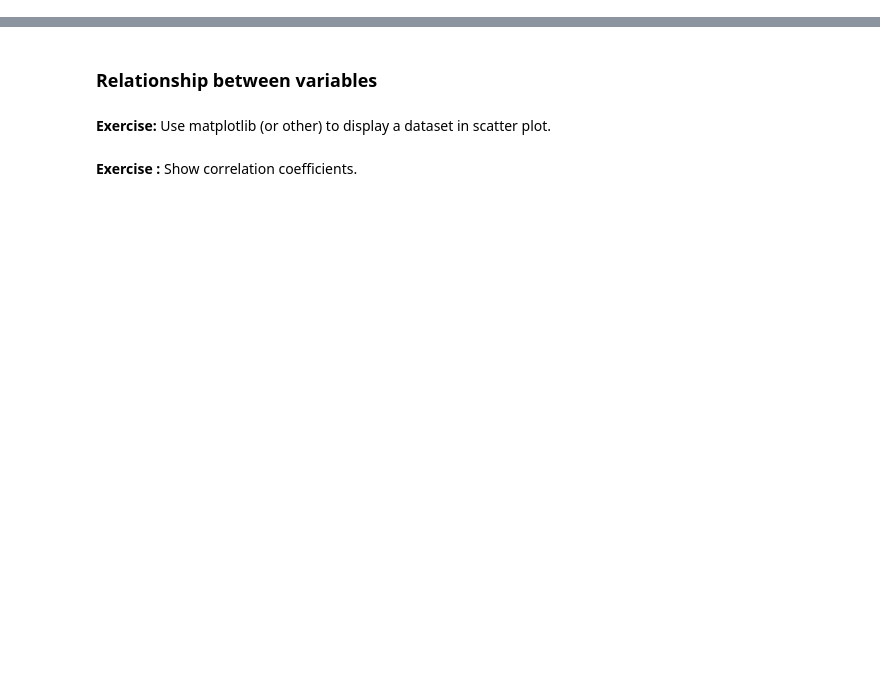
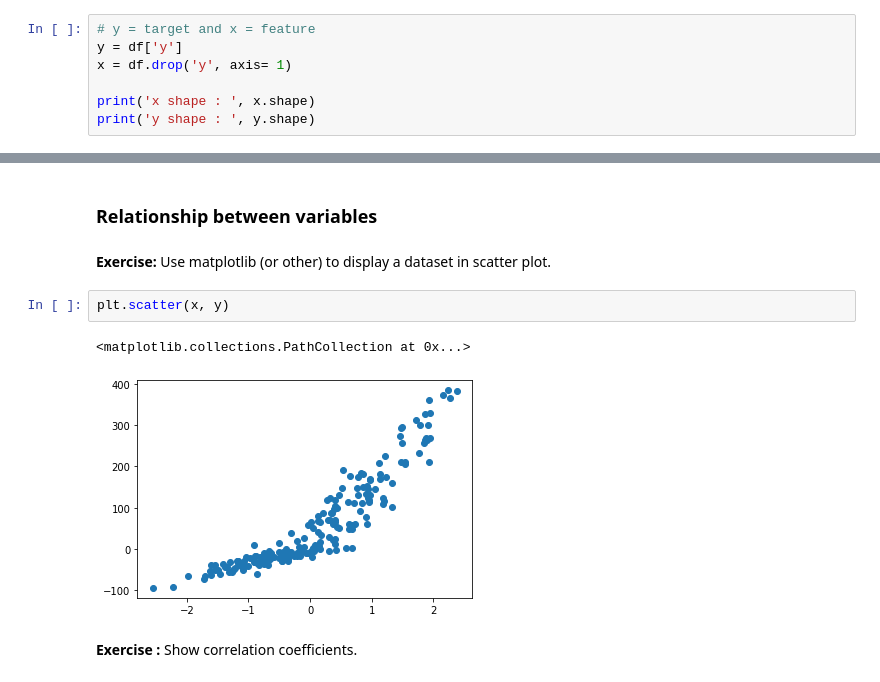
Before and after one commit to Nooreyni/Regression, a Jupyter notebook: 04-Polynomial_regression.ipynb, the cells around one changed output, grey strips where cells are left out. Cells and saved outputs as stored; diff of their text form; blank space fills up the shorter version.

```diff
--- a/04-Polynomial_regression.ipynb
+++ b/04-Polynomial_regression.ipynb
@@ -45,3 +54,10 @@ As you can see we now have 200 rows, 1 feature and 1 target.
 # %% [markdown]
 **Exercise :** Create the x and y variables and define which column will be the target and which column will be the feature.
 Variables x and y must be of type numpy.ndarray. Our variable x therefore has one dimension. (200, 1)
+# %%
+# y = target and x = feature
+y = df['y']
+x = df.drop('y', axis= 1)
+
+print('x shape : ', x.shape)
+print('y shape : ', y.shape)
@@ -49,5 +68,10 @@ Variables x and y must be of type numpy.ndarray. Our variable x therefore has on
 ### Relationship between variables
 # %% [markdown]
 **Exercise:** Use matplotlib (or other) to display a dataset in scatter plot.
+# %%
+plt.scatter(x, y)
+# %% [output]
+<matplotlib.collections.PathCollection at 0x...>
+[figure, added]
 # %% [markdown]
 **Exercise :** Show correlation coefficients.
```
Also changed, not shown: parts of 31 cells of this notebook.
